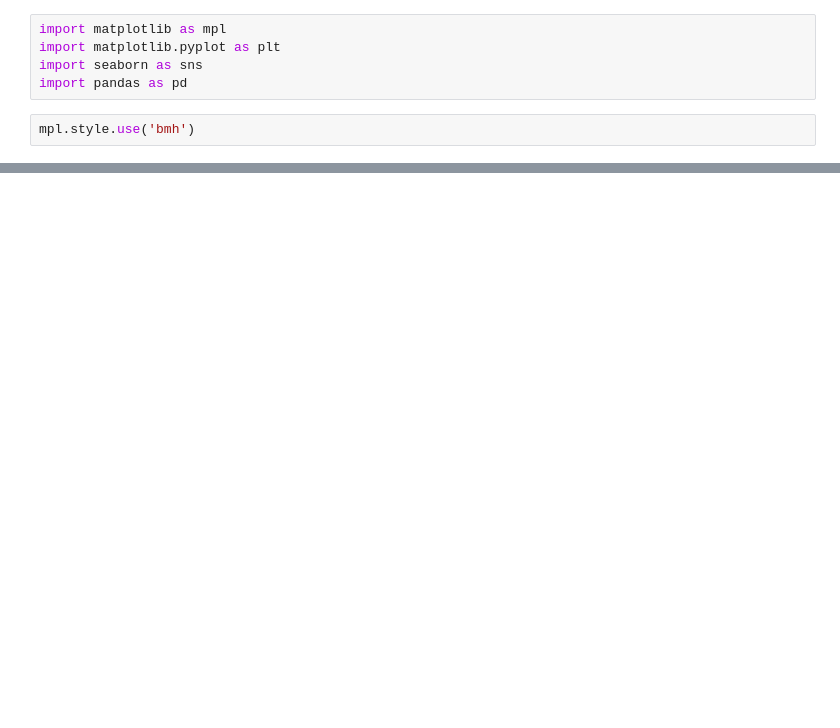
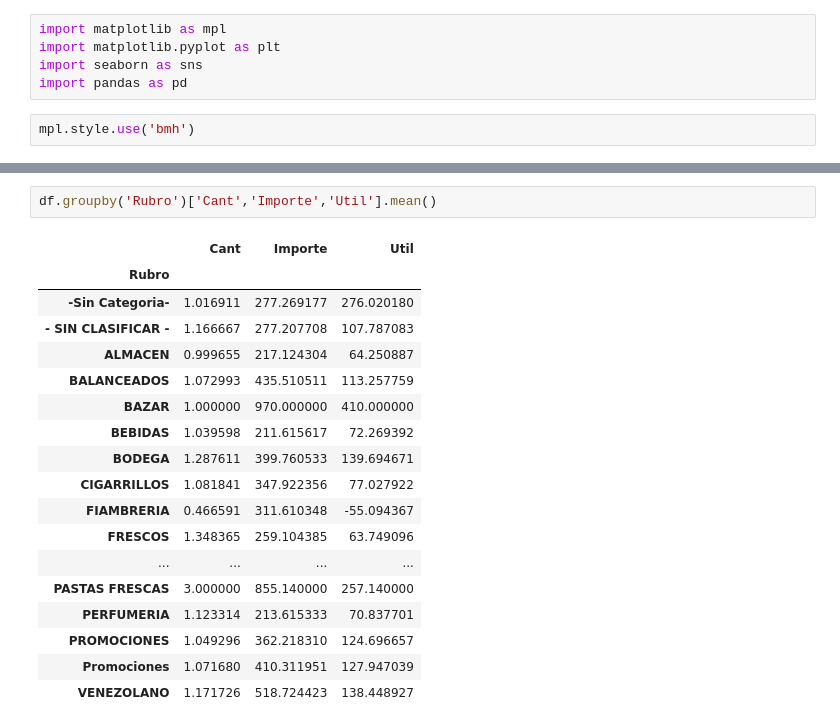
Before and after one commit to LuisaVALvarezS/CoderLab, a Jupyter notebook: Visualización_Luisa_Álvarez.ipynb, the cells around one changed output, grey strips where cells are left out. Drawn from its saved outputs; the diff is of its cells as text; blank space fills up the shorter version.

```diff
--- a/Visualización_Luisa_Álvarez.ipynb
+++ b/Visualización_Luisa_Álvarez.ipynb
@@ -26,0 +64,21 @@ ventasmoriche.head()
+# %%
+df.groupby('Rubro')['Cant','Importe','Util'].mean()
+# %% [output]
+|  | Cant | Importe | Util |
+| Rubro |  |  |  |
+| -Sin Categoria- | 1.016911 | 277.269177 | 276.020180 |
+| - SIN CLASIFICAR - | 1.166667 | 277.207708 | 107.787083 |
+| ALMACEN | 0.999655 | 217.124304 | 64.250887 |
+| BALANCEADOS | 1.072993 | 435.510511 | 113.257759 |
+| BAZAR | 1.000000 | 970.000000 | 410.000000 |
+| BEBIDAS | 1.039598 | 211.615617 | 72.269392 |
+| BODEGA | 1.287611 | 399.760533 | 139.694671 |
+| CIGARRILLOS | 1.081841 | 347.922356 | 77.027922 |
+| FIAMBRERIA | 0.466591 | 311.610348 | -55.094367 |
+| FRESCOS | 1.348365 | 259.104385 | 63.749096 |
+| ... | ... | ... | ... |
+| PASTAS FRESCAS | 3.000000 | 855.140000 | 257.140000 |
+| PERFUMERIA | 1.123314 | 213.615333 | 70.837701 |
+| PROMOCIONES | 1.049296 | 362.218310 | 124.696657 |
+| Promociones | 1.071680 | 410.311951 | 127.947039 |
+| VENEZOLANO | 1.171726 | 518.724423 | 138.448927 |
```
Also changed, not shown: parts of 7 cells of this notebook.
